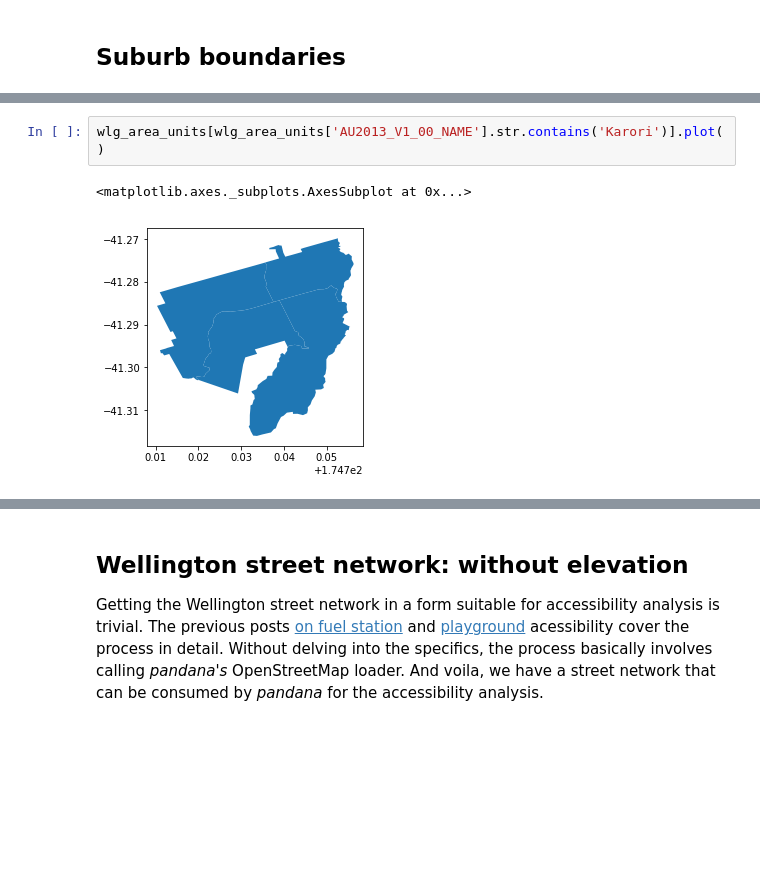
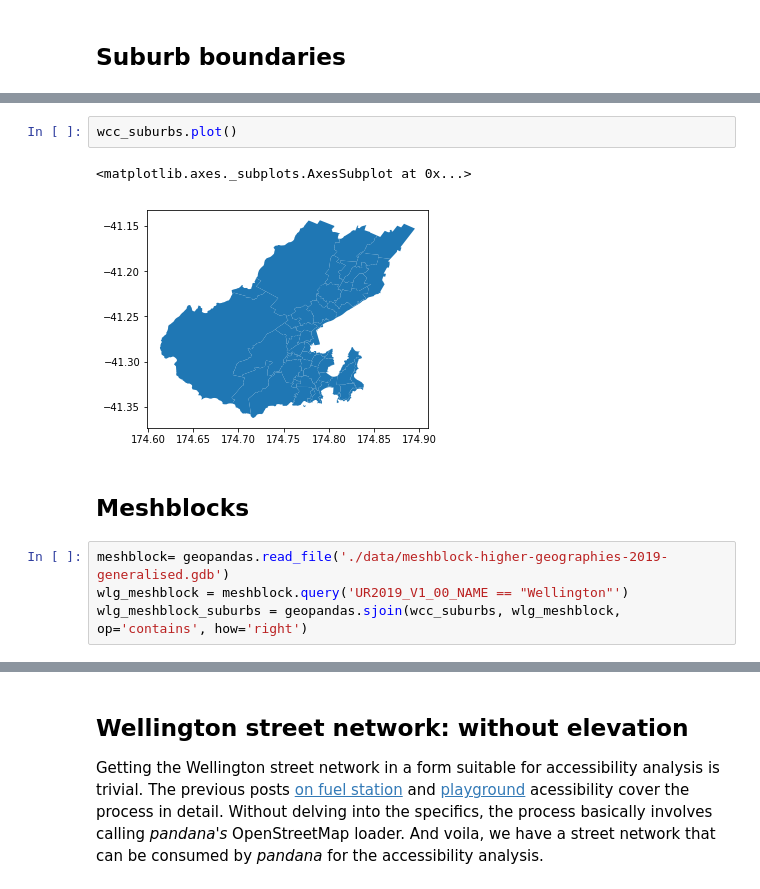
Before and after one commit to shriv/accessibility-series, a Jupyter notebook: Visualising accessibility by suburb.ipynb, the cells around one changed output, grey strips where cells are left out. Cells and saved outputs as stored; diff of their text form; blank space fills up the shorter version.

```diff
--- a/Visualising accessibility by suburb.ipynb
+++ b/Visualising accessibility by suburb.ipynb
@@ -117,5 +103,11 @@ wlg_area_units[wlg_area_units['AU2013_V1_00_NAME'].str.contains('Karori')]
-# %%
-wlg_area_units[wlg_area_units['AU2013_V1_00_NAME'].str.contains('Karori')].plot()
-# %% [output]
-<matplotlib.axes._subplots.AxesSubplot at 0x...>
-[figure, removed]
+# %%
+wcc_suburbs.plot()
+# %% [output]
+<matplotlib.axes._subplots.AxesSubplot at 0x...>
+[figure, added]
+# %% [markdown]
+## Meshblocks
+# %%
+meshblock= geopandas.read_file('./data/meshblock-higher-geographies-2019-generalised.gdb')
+wlg_meshblock = meshblock.query('UR2019_V1_00_NAME == "Wellington"')
+wlg_meshblock_suburbs = geopandas.sjoin(wcc_suburbs, wlg_meshblock, op='contains', how='right')
```
Also changed, not shown: parts of 22 cells of this notebook.
